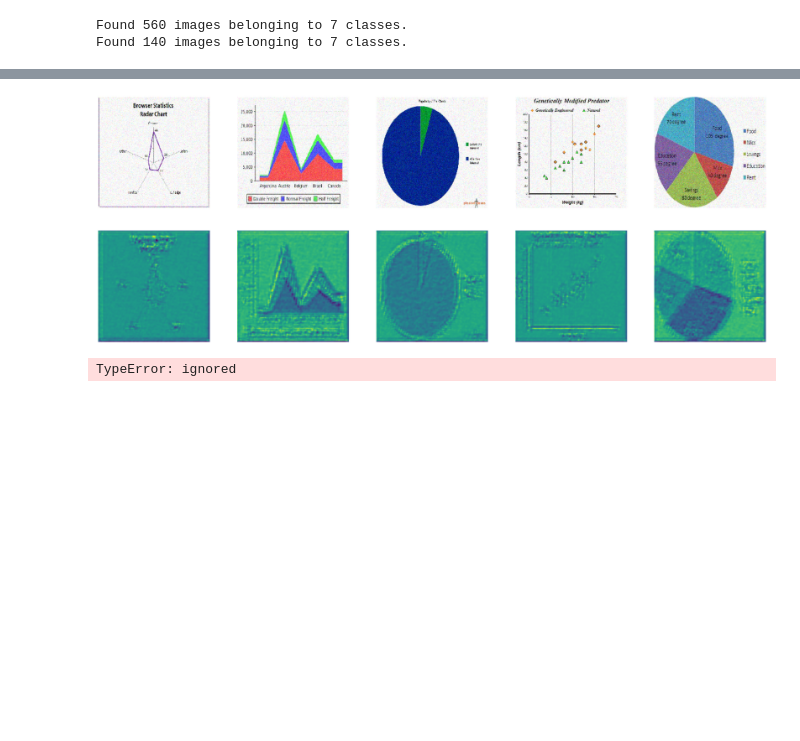
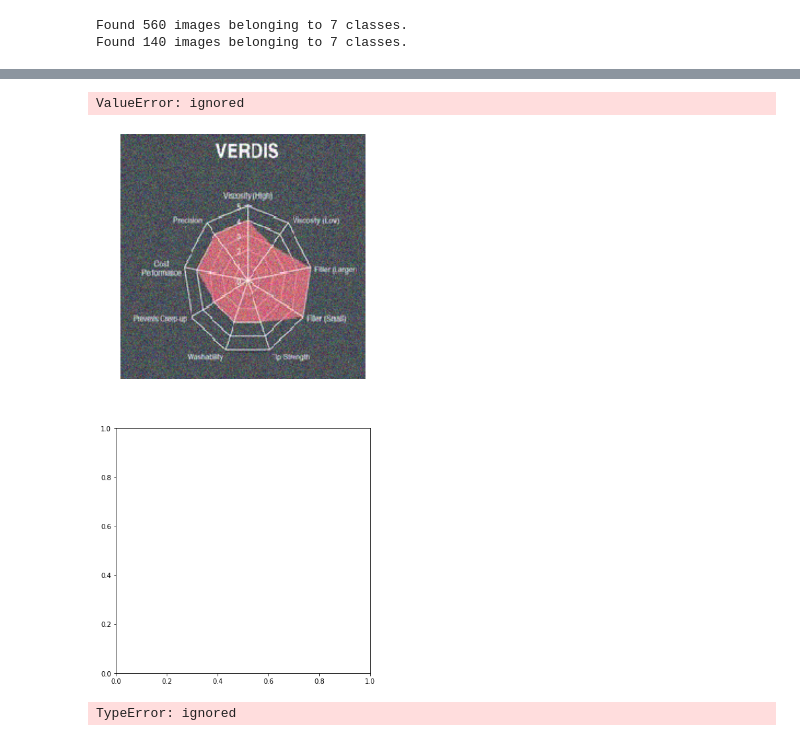
Before and after one commit to anirudh-g/Msc-Data-science, a Jupyter notebook: Autoencoders.ipynb, the cells around one changed output, grey strips where cells are left out. Cells and saved outputs as stored; diff of their text form; code cells hidden in the pictures; blank space fills up the shorter version.

```diff
--- a/Autoencoders.ipynb
+++ b/Autoencoders.ipynb
@@ -51,19 +57,19 @@ def noisy_generator(batches):
 #Clean data
 train_datagen = ImageDataGenerator(rescale=1. / 255)
 
-val_datagen_noisy = ImageDataGenerator(rescale=1. / 255,)
+val_datagen = ImageDataGenerator(rescale=1. / 255,)
 
-train_generator_noisy = train_datagen_noisy.flow_from_directory(
+train_generator = train_datagen.flow_from_directory(
 	train_dir,
 	target_size=(img_width, img_height),
 	batch_size=batch_size,
-	class_mode='categorical')
+	class_mode='input')
 
-validation_generator_noisy = val_datagen_noisy.flow_from_directory(
+validation_generator = val_datagen.flow_from_directory(
 	validation_dir,
 	target_size=(img_width, img_height),
 	batch_size=batch_size,
-	class_mode='categorical')
+	class_mode='input')
 
 #Adding noise
 train_noisy = noisy_generator(train_generator)
@@ -100,16 +110,16 @@ x = Conv2D(32, (3, 3), activation='relu', padding='same')(encoded)
 x = UpSampling2D((2, 2))(x)
 x = Conv2D(32, (3, 3), activation='relu', padding='same')(x)
 x = UpSampling2D((2, 2))(x)
-decoded = Conv2D(3, (3, 3), activation='softmax', padding='same')(x)
+decoded = Conv2D(1, (3, 3), activation='sigmoid', padding='same')(x)
 
 autoencoder = Model(input_img, decoded)
 autoencoder.compile(optimizer='adam', loss='categorical_crossentropy', metrics=['accuracy'])
 # %%
 autoencoder.fit(train_noisy,
                 epochs=epochs,
-                steps_per_epoch = train_generator.samples // batch_size,
+                steps_per_epoch = nb_train_samples // batch_size,
                 verbose=1,
-                validation_data= val_noisy,
-                validation_steps= validation_generator.samples // batch_size)
+                validation_steps = nb_validation_samples // batch_size,
+                validation_data= val_noisy)
 # %% [output]
 Epoch 1/30
@@ -130,27 +143,29 @@ KeyboardInterrupt: ignored
 # %%
 X, y = next(val_noisy)
 # %%
-decode_img = autoencoder.predict(X)
+X = X[:1]
+decode_img = autoencoder.predict([X])
 # %%
 import matplotlib.pyplot as plt
 import tensorflow as tf
 
 
 n = 5
 
 plt.figure(figsize=(40, 15))
 for i in range(n):
     ax = plt.subplot(2, n, i + 1)
     plt.imshow(X[i])
     ax.axis('off')
 
     ax = plt.subplot(2, n, i + n + 1)
-    plt.imshow(np.squeeze(decode_img[i]))
+    plt.imshow(decode_img[i].reshape((224,224,3)) )
     ax.axis('off')
 
 plt.show()
 # %% [output]
+ValueError: ignored
-[figure, old version]
+[figure, new version]
 # %%
 plotImages(decode_img[:5])
 # %% [output]
```
Also changed, not shown: parts of 8 cells of this notebook.
